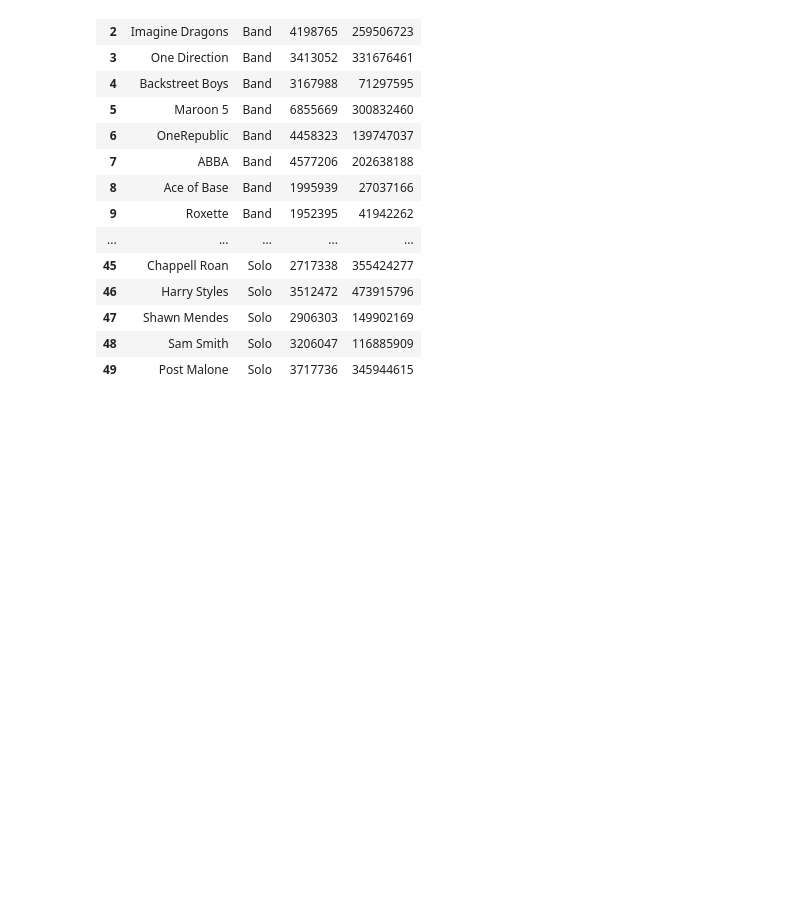
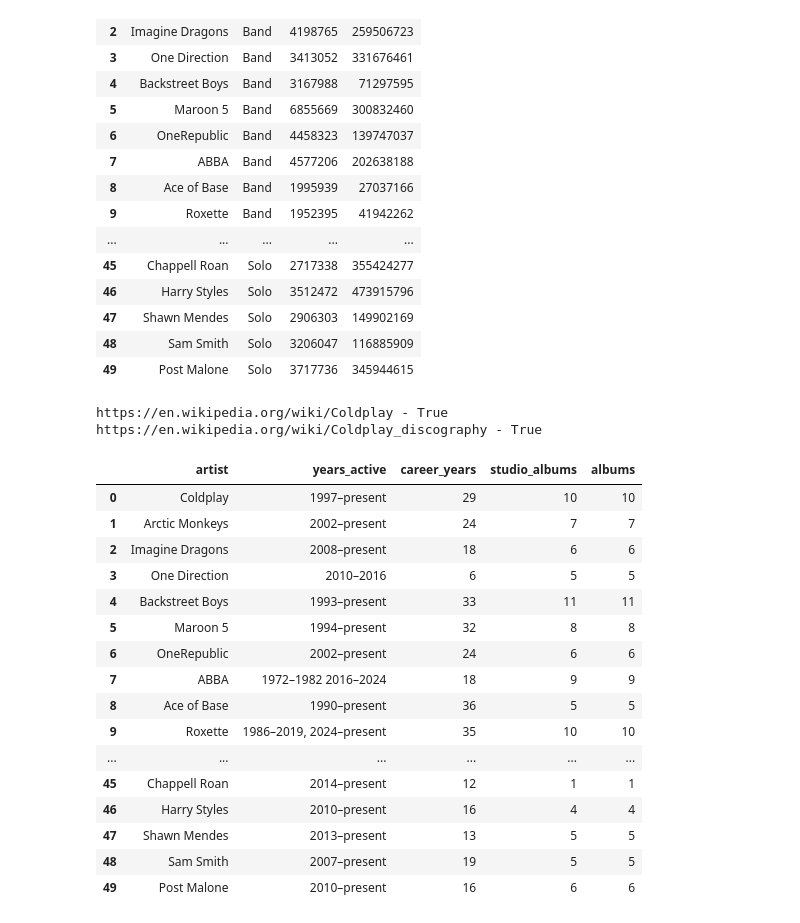
Before and after one commit to adelmnv/DataCollection-SIS1, a Jupyter notebook: SIS_Nuray_Adel_Sagynysh_Music_Artists.ipynb, the cells around one changed output. Saved outputs shown, nothing was run; the diff lists cells and outputs as text; code cells hidden in the pictures; blank space fills up the shorter version.

```diff
--- a/SIS_Nuray_Adel_Sagynysh_Music_Artists.ipynb
+++ b/SIS_Nuray_Adel_Sagynysh_Music_Artists.ipynb
@@ -117,3 +118,21 @@ display(df_api)
 | 47 | Shawn Mendes | Solo | 2906303 | 149902169 |
 | 48 | Sam Smith | Solo | 3206047 | 116885909 |
 | 49 | Post Malone | Solo | 3717736 | 345944615 |
+# %%
+robots_url = "https://en.wikipedia.org/robots.txt"
+robots_text = requests.get(robots_url, headers=headers, timeout=10).text
+
+rp = RobotFileParser()
+rp.parse(robots_text.splitlines())
+
+user_agent = headers["User-Agent"]
+test_urls = [
+    "https://en.wikipedia.org/wiki/Coldplay",
+    "https://en.wikipedia.org/wiki/Coldplay_discography",
+]
+
+for url in test_urls:
+    print(url, "-", rp.can_fetch(user_agent, url))
+# %% [output]
+https://en.wikipedia.org/wiki/Coldplay - True
+https://en.wikipedia.org/wiki/Coldplay_discography - True
@@ -119,0 +179,52 @@ display(df_api)
+# %%
+wiki_rows = []
+
+for name, page, disco, kind in artists:
+    years_text = None
+    albums_text = None
+    career_years = None
+    albums_count = None
+    try:
+        years_text = get_wiki_value(page, "Years active")
+        career_years = calculate_career_years(years_text)
+    except (requests.RequestException, ValueError) as error:
+        print(name, "- error with years:", error)
+    try:
+        albums_text = get_wiki_value(disco, "Studio albums")
+
+        if not albums_text.isdigit():
+            raise ValueError("Number of albums needs to be checked: " + albums_text)
+
+        albums_count = int(albums_text)
+    except (requests.RequestException, ValueError) as error:
+        print(name, "- error with albums:", error)
+
+    wiki_rows.append({
+        "artist": name,
+        "years_active": years_text,
+        "career_years": career_years,
+        "studio_albums": albums_text,
+        "albums": albums_count
+    })
+
+df_wiki = pd.DataFrame(wiki_rows)
+# %%
+display(df_wiki)
+# %% [output]
+|  | artist | years_active | career_years | studio_albums | albums |
+| 0 | Coldplay | 1997–present | 29 | 10 | 10 |
+| 1 | Arctic Monkeys | 2002–present | 24 | 7 | 7 |
+| 2 | Imagine Dragons | 2008–present | 18 | 6 | 6 |
+| 3 | One Direction | 2010–2016 | 6 | 5 | 5 |
+| 4 | Backstreet Boys | 1993–present | 33 | 11 | 11 |
+| 5 | Maroon 5 | 1994–present | 32 | 8 | 8 |
+| 6 | OneRepublic | 2002–present | 24 | 6 | 6 |
+| 7 | ABBA | 1972–1982 2016–2024 | 18 | 9 | 9 |
+| 8 | Ace of Base | 1990–present | 36 | 5 | 5 |
+| 9 | Roxette | 1986–2019, 2024–present | 35 | 10 | 10 |
+| ... | ... | ... | ... | ... | ... |
+| 45 | Chappell Roan | 2014–present | 12 | 1 | 1 |
+| 46 | Harry Styles | 2010–present | 16 | 4 | 4 |
+| 47 | Shawn Mendes | 2013–present | 13 | 5 | 5 |
+| 48 | Sam Smith | 2007–present | 19 | 5 | 5 |
+| 49 | Post Malone | 2010–present | 16 | 6 | 6 |
```
Also changed, not shown: parts of 3 cells of this notebook.
